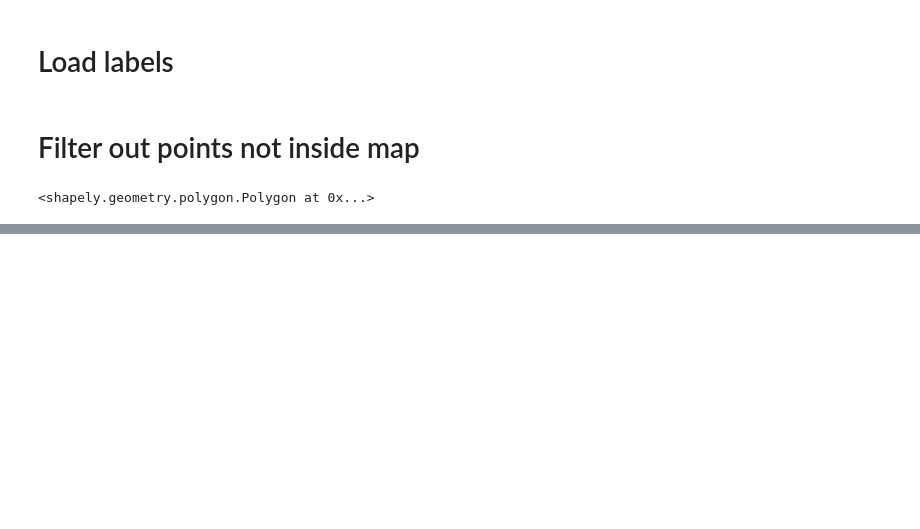
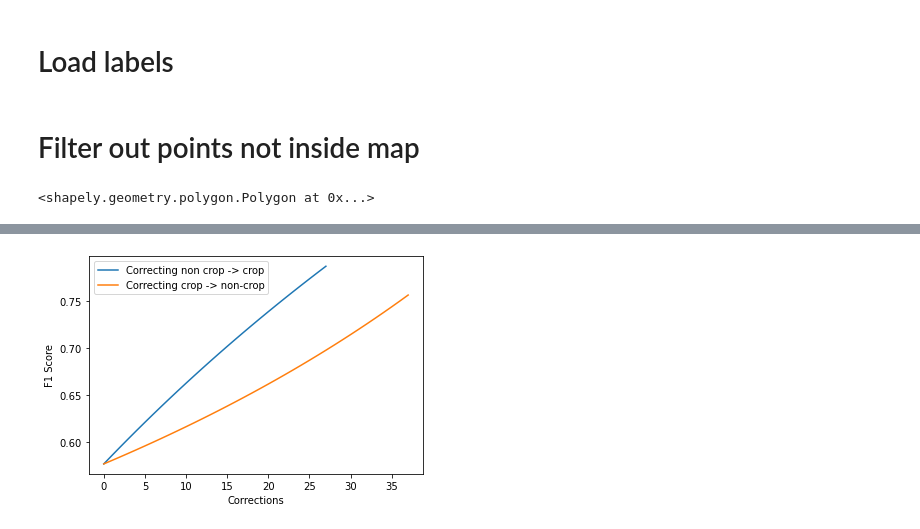
Before and after one commit to nasaharvest/crop-mask, a Jupyter notebook: notebooks/comparing_Ethiopia_Tigray.ipynb, the cells around one changed output, grey strips where cells are left out. Saved outputs shown, nothing was run; the diff lists cells and outputs as text; code cells hidden in the pictures; blank space fills up the shorter version.

```diff
--- a/notebooks/comparing_Ethiopia_Tigray.ipynb
+++ b/notebooks/comparing_Ethiopia_Tigray.ipynb
@@ -161,0 +166,17 @@ Accuracy: 0.7191489361702128
+# %%
+fig, ax = plt.subplots(1,1)
+pd.DataFrame({"Corrections": corrections, "F1 Score": f1_scores}).plot.line(
+    x="Corrections",
+    y="F1 Score",
+    ax=ax,
+    label="Correcting non crop -> crop");
+
+pd.DataFrame({"Corrections": corrections2, "F1 Score": f1_scores2}).plot.line(
+    x="Corrections",
+    y="F1 Score",
+    ax=ax,
+    label="Correcting crop -> non-crop");
+
+ax.set_ylabel("F1 Score");
+# %% [output]
+[figure, added]
```
Also changed, not shown: parts of 24 cells of this notebook.
